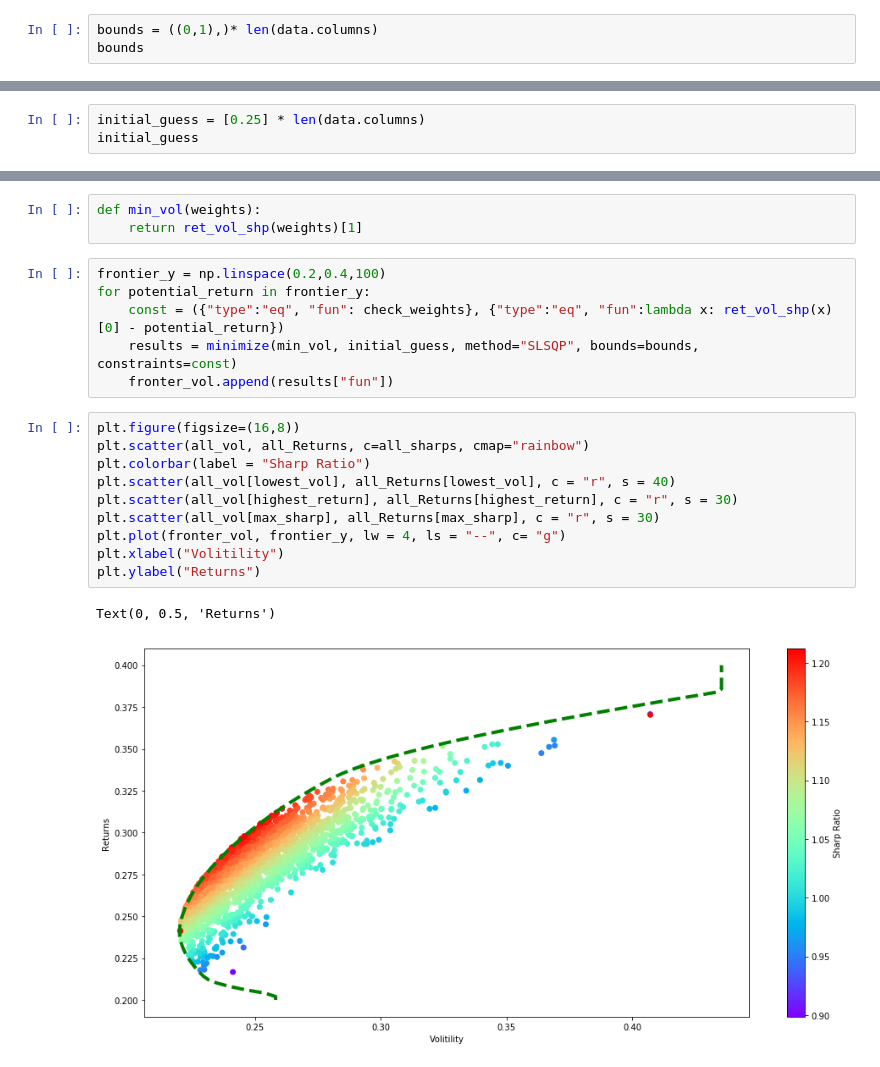
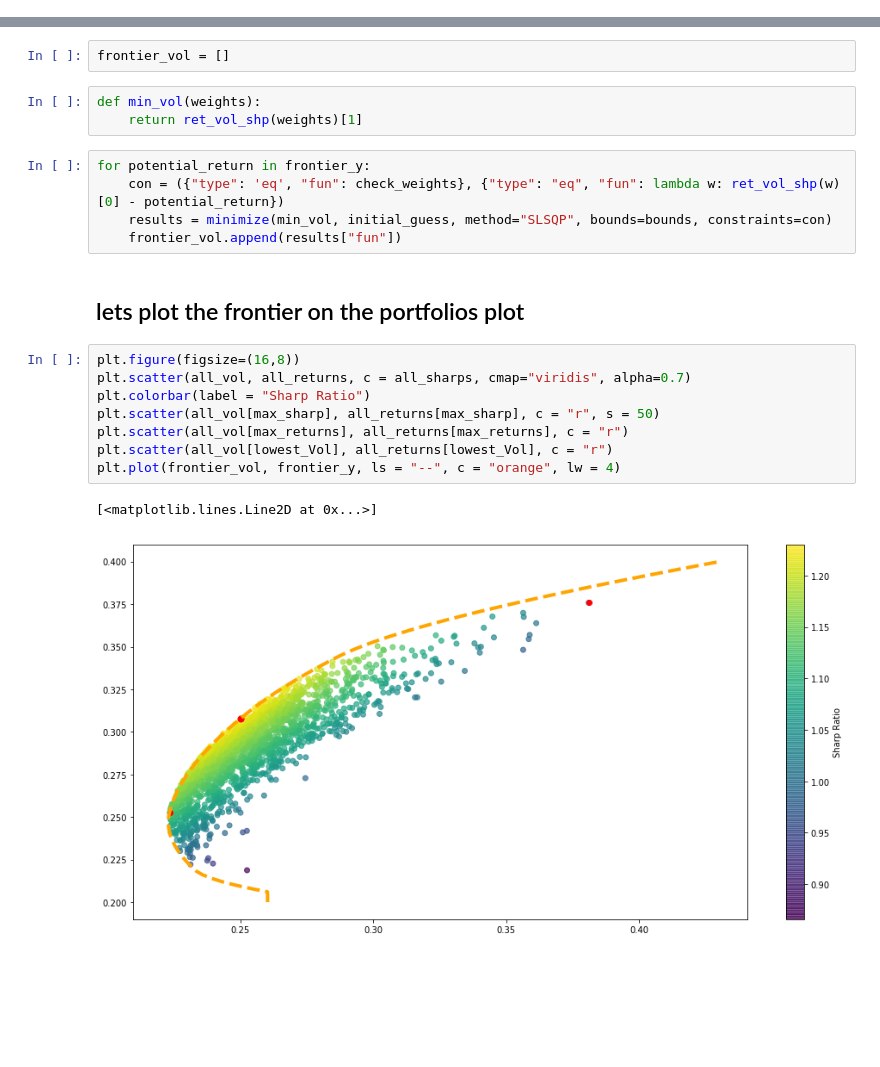
Before and after one commit to Berkat0789/Portfolio, a Jupyter notebook: Finance/SharpRatio/Untitled.ipynb, the cells around one changed output, grey strips where cells are left out. Saved outputs shown, nothing was run; the diff lists cells and outputs as text; blank space fills up the shorter version.

Commit message:
Portfolio update

```diff
--- a/Finance/SharpRatio/Untitled.ipynb
+++ b/Finance/SharpRatio/Untitled.ipynb
@@ -108,3 +194,0 @@ def check_weights(weights):
-# %%
-bounds = ((0,1),)* len(data.columns)
-bounds
@@ -113,3 +194,0 @@ bounds
-# %%
-initial_guess = [0.25] * len(data.columns)
-initial_guess
@@ -146,22 +221,23 @@ fronter_vol = []
+# %%
+frontier_vol = []
 # %%
 def min_vol(weights):
     return ret_vol_shp(weights)[1]
 # %%
-frontier_y = np.linspace(0.2,0.4,100)
 for potential_return in frontier_y:
-    const = ({"type":"eq", "fun": check_weights}, {"type":"eq", "fun":lambda x: ret_vol_shp(x)[0] - potential_return})
-    results = minimize(min_vol, initial_guess, method="SLSQP", bounds=bounds, constraints=const)
-    fronter_vol.append(results["fun"])
+    con = ({"type": 'eq', "fun": check_weights}, {"type": "eq", "fun": lambda w: ret_vol_shp(w)[0] - potential_return})
+    results = minimize(min_vol, initial_guess, method="SLSQP", bounds=bounds, constraints=con)
+    frontier_vol.append(results["fun"])
+# %% [markdown]
+## lets plot the frontier on the portfolios plot
 # %%
 plt.figure(figsize=(16,8))
-plt.scatter(all_vol, all_Returns, c=all_sharps, cmap="rainbow")
+plt.scatter(all_vol, all_returns, c = all_sharps, cmap="viridis", alpha=0.7)
 plt.colorbar(label = "Sharp Ratio")
-plt.scatter(all_vol[lowest_vol], all_Returns[lowest_vol], c = "r", s = 40)
-plt.scatter(all_vol[highest_return], all_Returns[highest_return], c = "r", s = 30)
-plt.scatter(all_vol[max_sharp], all_Returns[max_sharp], c = "r", s = 30)
-plt.plot(fronter_vol, frontier_y, lw = 4, ls = "--", c= "g")
-plt.xlabel("Volitility")
-plt.ylabel("Returns")
+plt.scatter(all_vol[max_sharp], all_returns[max_sharp], c = "r", s = 50)
+plt.scatter(all_vol[max_returns], all_returns[max_returns], c = "r")
+plt.scatter(all_vol[lowest_Vol], all_returns[lowest_Vol], c = "r")
+plt.plot(frontier_vol, frontier_y, ls = "--", c = "orange", lw = 4)
 # %% [output]
-Text(0, 0.5, 'Returns')
+[<matplotlib.lines.Line2D at 0x...>]
-[figure, old version]
+[figure, new version]
```
Also changed, not shown: parts of 68 cells of this notebook, 9 other files.
